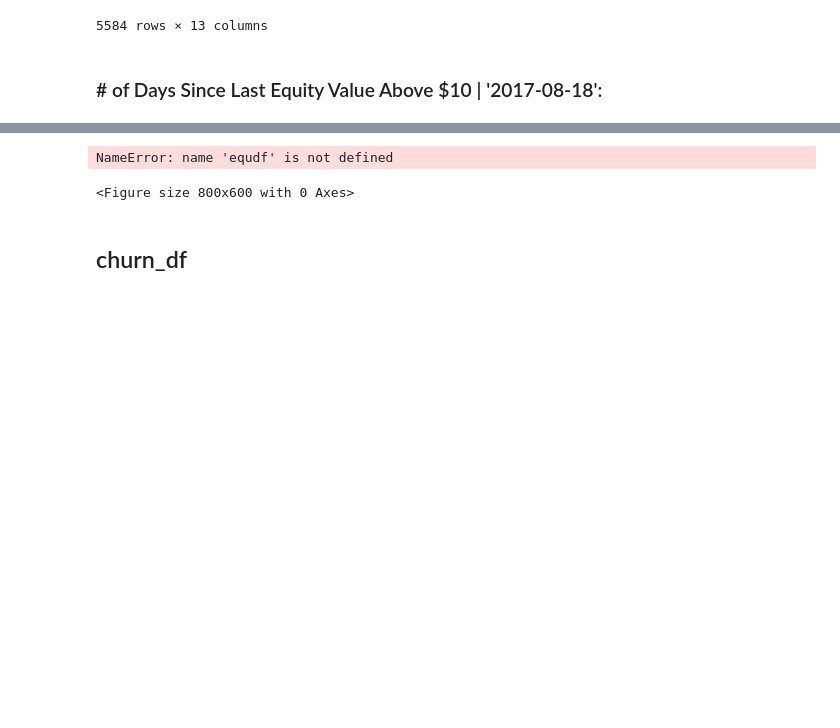
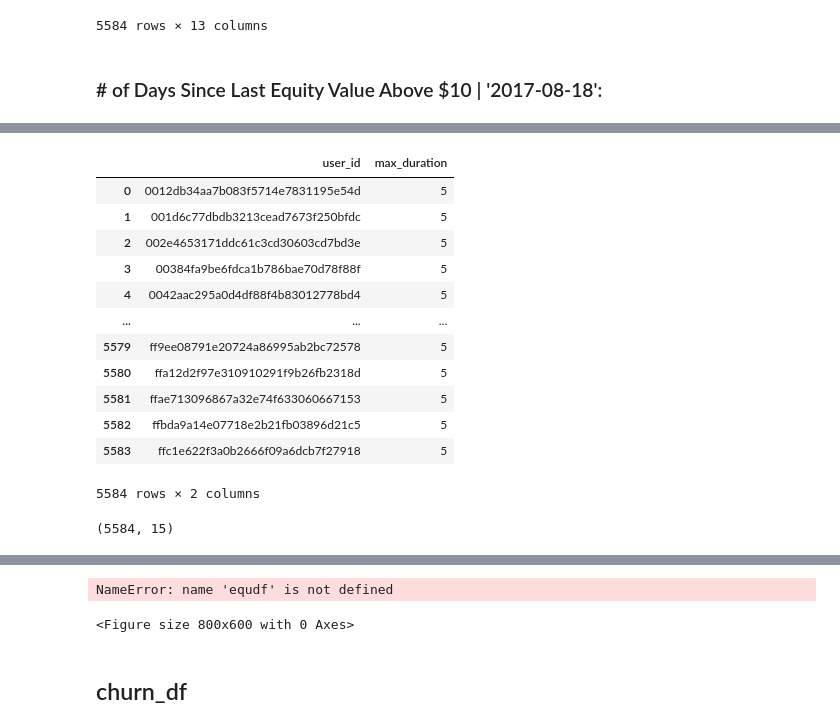
Before and after one commit to Michelangelo20/robinhood_classifer, a Jupyter notebook: src/notebook/rh_classifier_EDA_pt1.ipynb, the cells around one changed output, grey strips where cells are left out. Saved outputs shown, nothing was run; the diff lists cells and outputs as text; code cells hidden in the pictures; blank space fills up the shorter version.

```diff
--- a/src/notebook/rh_classifier_EDA_pt1.ipynb
+++ b/src/notebook/rh_classifier_EDA_pt1.ipynb
@@ -355,0 +350,34 @@ new_df
+# %%
+# Create a new column for row numbers within each user's group
+# This is the correct way to create a row_number raning
+equity_df['row_number'] = equity_df.groupby('user_id').cumcount() + 1 # equity_df.groupby('user_id')['timestamp'].rank(method='first').astype(int)
+
+# Calculate the streak ID by subtracting the row number from the timestamp
+equity_df['streak_id'] = equity_df['timestamp'] - pd.to_timedelta(equity_df['row_number'], unit='D')
+
+# Group by user_id and streak_id, calculate start and end dates, and duration
+grouped_df = equity_df.groupby(['user_id', 'streak_id'])['timestamp'].agg(
+    start_streak_date='min',  # Use 'min' directly as the function
+    end_streak_date='max',  # Use 'max' directly as the function
+).reset_index()
+
+# Calculate the actual streak duration in days
+grouped_df['duration_of_above10_streak'] = (grouped_df['end_streak_date'] - grouped_df['start_streak_date']).dt.days + 1
+
+# Calculate the maximum duration for each user
+max_duration_df = grouped_df.groupby('user_id')['duration_of_above10_streak'].max().reset_index()
+
+# Rename the column to avoid confusion
+max_duration_df = max_duration_df.rename(columns={'duration_of_above10_streak': 'max_duration'})
+
+
+max_duration_df['max_duration'].value_counts()
+# # Create a new column for row numbers within each user's group
+# equity_df['row_number'] = equity_df.groupby('user_id')['timestamp'].rank(method='first').astype(int)
+# # Calculate the streak ID by subtracting the row number from the timestamp
+# # pd.to_timedelta() converts the row_number column into a time delta representing the number of days.
+# equity_df['streak_id'] = equity_df['timestamp'] - pd.to_timedelta(equity_df['row_number'], unit='D')
+# # equity_df['row_number'] = equity_df.groupby('user_id')['timestamp'].rank(method='first')
+# # equity_df['row_number']=equity_df['row_number'].astype('int')
+# # equity_df['streak_id'] = equity_df['timestamp'] - equity_df['row_number']
+# equity_df
@@ -355,0 +392,20 @@ new_df
+# %%
+max_duration_df#.sort_values(by='max_duration', ascending=False).tail(20)
+# %% [output]
+|  | user_id | max_duration |
+| 0 | 0012db34aa7b083f5714e7831195e54d | 5 |
+| 1 | 001d6c77dbdb3213cead7673f250bfdc | 5 |
+| 2 | 002e4653171ddc61c3cd30603cd7bd3e | 5 |
+| 3 | 00384fa9be6fdca1b786bae70d78f88f | 5 |
+| 4 | 0042aac295a0d4df88f4b83012778bd4 | 5 |
+| ... | ... | ... |
+| 5579 | ff9ee08791e20724a86995ab2bc72578 | 5 |
+| 5580 | ffa12d2f97e310910291f9b26fb2318d | 5 |
+| 5581 | ffae713096867a32e74f633060667153 | 5 |
+| 5582 | ffbda9a14e07718e2b21fb03896d21c5 | 5 |
+| 5583 | ffc1e622f3a0b2666f09a6dcb7f27918 | 5 |
+5584 rows × 2 columns
+# %%
+new_df.shape
+# %% [output]
+(5584, 15)
```
Also changed, not shown: parts of 13 cells of this notebook.
